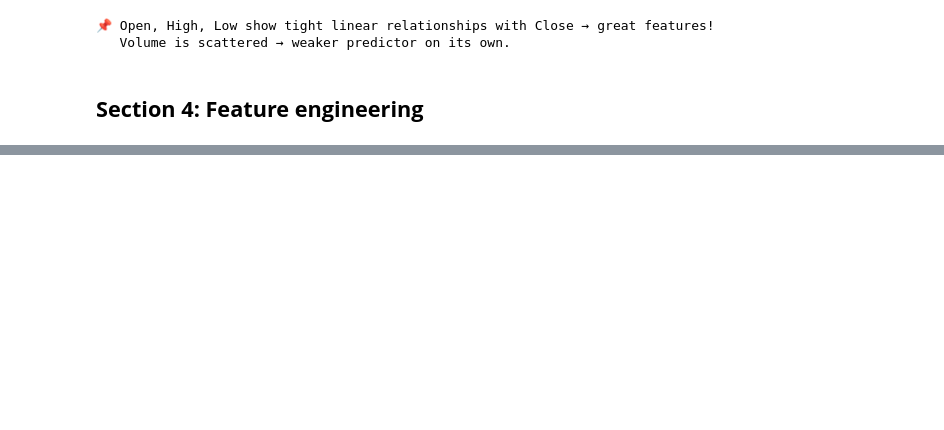
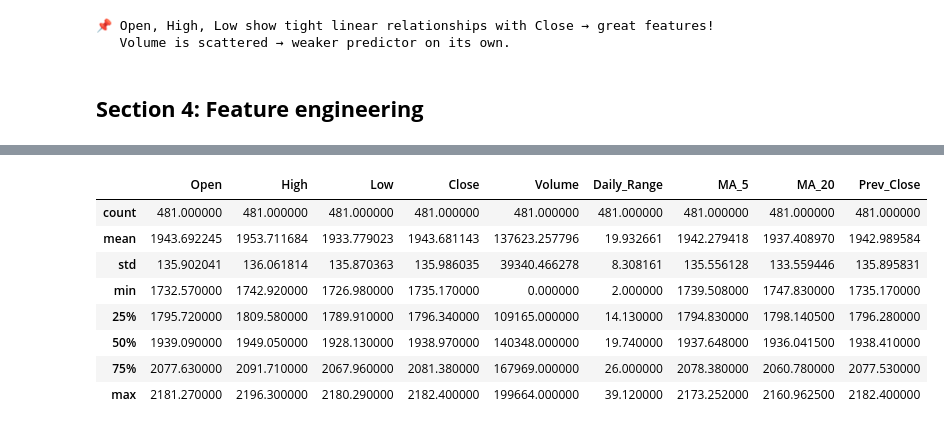
Before and after one commit to arapkorir1/ml-mastery-portfolio, a Jupyter notebook: notebooks/01_Phase1_XAUUSD_Regression.ipynb, the cells around one changed output, grey strips where cells are left out. Saved outputs shown, nothing was run; the diff lists cells and outputs as text; code cells hidden in the pictures; blank space fills up the shorter version.

```diff
--- a/notebooks/01_Phase1_XAUUSD_Regression.ipynb
+++ b/notebooks/01_Phase1_XAUUSD_Regression.ipynb
@@ -212,0 +310,12 @@ print('   Volume is scattered → weaker predictor on its own.')
+# %%
+dfd.describe()
+# %% [output]
+|  | Open | High | Low | Close | Volume | Daily_Range | MA_5 | MA_20 | Prev_Close |
+| count | 481.000000 | 481.000000 | 481.000000 | 481.000000 | 481.000000 | 481.000000 | 481.000000 | 481.000000 | 481.000000 |
+| mean | 1943.692245 | 1953.711684 | 1933.779023 | 1943.681143 | 137623.257796 | 19.932661 | 1942.279418 | 1937.408970 | 1942.989584 |
+| std | 135.902041 | 136.061814 | 135.870363 | 135.986035 | 39340.466278 | 8.308161 | 135.556128 | 133.559446 | 135.895831 |
+| min | 1732.570000 | 1742.920000 | 1726.980000 | 1735.170000 | 0.000000 | 2.000000 | 1739.508000 | 1747.830000 | 1735.170000 |
+| 25% | 1795.720000 | 1809.580000 | 1789.910000 | 1796.340000 | 109165.000000 | 14.130000 | 1794.830000 | 1798.140500 | 1796.280000 |
+| 50% | 1939.090000 | 1949.050000 | 1928.130000 | 1938.970000 | 140348.000000 | 19.740000 | 1937.648000 | 1936.041500 | 1938.410000 |
+| 75% | 2077.630000 | 2091.710000 | 2067.960000 | 2081.380000 | 167969.000000 | 26.000000 | 2078.380000 | 2060.780000 | 2077.530000 |
+| max | 2181.270000 | 2196.300000 | 2180.290000 | 2182.400000 | 199664.000000 | 39.120000 | 2173.252000 | 2160.962500 | 2182.400000 |
```
Also changed, not shown: parts of 19 cells of this notebook.
